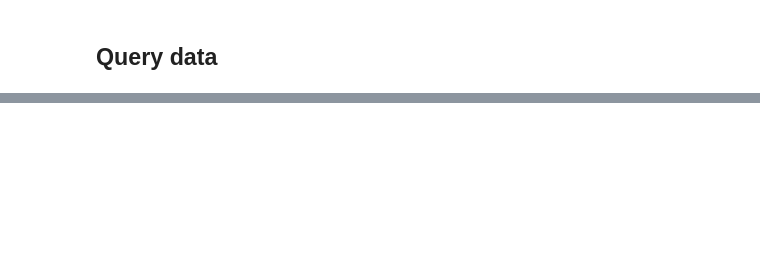
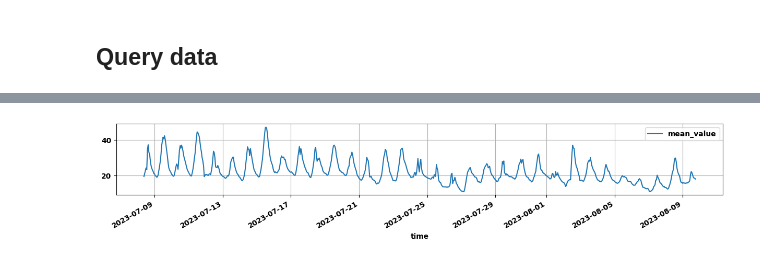
Before and after one commit to munich-ml/InfluxDB, a Jupyter notebook: Connect_with_InfluxDBClient.ipynb, the cells around one changed output, grey strips where cells are left out. Drawn from its saved outputs; the diff is of its cells as text; code cells hidden in the pictures; blank space fills up the shorter version.

```diff
--- a/Connect_with_InfluxDBClient.ipynb
+++ b/Connect_with_InfluxDBClient.ipynb
@@ -87,0 +110,6 @@ df.groupby('entity_id')['value'].plot(figsize=(18,5), style=".", legend=True, gr
+# %%
+qstr = """SELECT mean_value FROM "°C" WHERE entity_id='shelly_uni2_temperature' AND TIME >= now() - 100d"""
+df = pd.DataFrame.from_records(client.query(qstr).get_points())
+df.time = pd.to_datetime(df.time)
+df = df.set_index("time")
+df.tail()
@@ -87,0 +124,4 @@ df.groupby('entity_id')['value'].plot(figsize=(18,5), style=".", legend=True, gr
+# %%
+df.plot(figsize=(15,2), grid="both");
+# %% [output]
+[figure, added]
```
Also changed, not shown: parts of 13 cells of this notebook.
